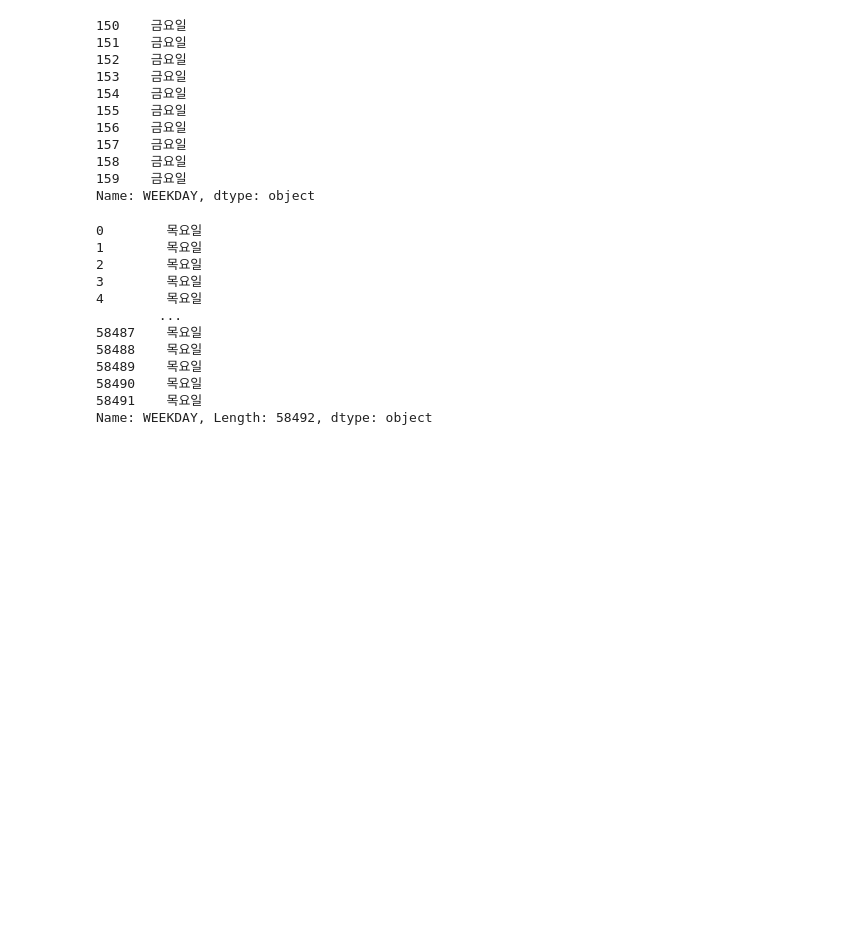
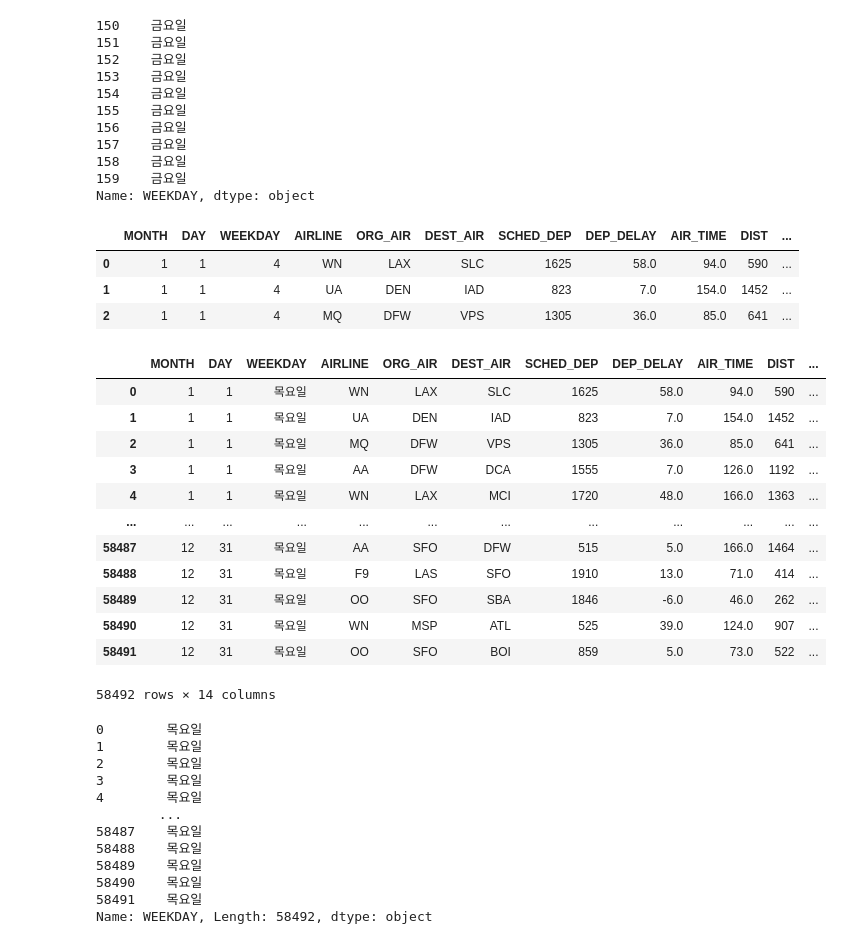
Before and after one commit to byunsungil/SKN13_sung_il, a Jupyter notebook: 06_pandas_시각화/03_Pandas_정렬_집계.ipynb, the cells around one changed output. Cells and saved outputs as stored; diff of their text form; code cells hidden in the pictures; blank space fills up the shorter version.

```diff
--- a/06_pandas_시각화/03_Pandas_정렬_집계.ipynb
+++ b/06_pandas_시각화/03_Pandas_정렬_집계.ipynb
@@ -1194,7 +1198,13 @@ Name: count, dtype: int64
 # %%
 # 일괄처리 함수 (정수->요일 문자열로 변환)
 import numpy as np
-def convert_weekday(value):
+def convert_weekday(value:int)->str|None: # 힌트를 넣어줌
+    """ 숫자 요일을 받아서 문자열 요일로 반환
+        1: 월요일, 2: 화요일, 3: 수요일, 4: 목요일, 5: 금요일, 6: 토요일, 7: 일요일
+        value가 결측치일 경우 결측치 반환환
+    """
     if pd.isna(value):
         return np.nan
     return "월화수목금토일"[value-1]+"요일"
+
+convert_weekday(3)
@@ -1212,6 +1224,33 @@ df['WEEKDAY'].apply(convert_weekday)[150:160]
 158    금요일
 159    금요일
 Name: WEEKDAY, dtype: object
+# %%
+df2 = df.copy()
+df2['WEEKDAY'].apply(convert_weekday)
+df2.head(3)
+# %% [output]
+|  | MONTH | DAY | WEEKDAY | AIRLINE | ORG_AIR | DEST_AIR | SCHED_DEP | DEP_DELAY | AIR_TIME | DIST | ... |
+| 0 | 1 | 1 | 4 | WN | LAX | SLC | 1625 | 58.0 | 94.0 | 590 | ... |
+| 1 | 1 | 1 | 4 | UA | DEN | IAD | 823 | 7.0 | 154.0 | 1452 | ... |
+| 2 | 1 | 1 | 4 | MQ | DFW | VPS | 1305 | 36.0 | 85.0 | 641 | ... |
+# %%
+df2['WEEKDAY'] = df2['WEEKDAY'].apply(convert_weekday)
+# %%
+df2
+# %% [output]
+|  | MONTH | DAY | WEEKDAY | AIRLINE | ORG_AIR | DEST_AIR | SCHED_DEP | DEP_DELAY | AIR_TIME | DIST | ... |
+| 0 | 1 | 1 | 목요일 | WN | LAX | SLC | 1625 | 58.0 | 94.0 | 590 | ... |
+| 1 | 1 | 1 | 목요일 | UA | DEN | IAD | 823 | 7.0 | 154.0 | 1452 | ... |
+| 2 | 1 | 1 | 목요일 | MQ | DFW | VPS | 1305 | 36.0 | 85.0 | 641 | ... |
+| 3 | 1 | 1 | 목요일 | AA | DFW | DCA | 1555 | 7.0 | 126.0 | 1192 | ... |
+| 4 | 1 | 1 | 목요일 | WN | LAX | MCI | 1720 | 48.0 | 166.0 | 1363 | ... |
+| ... | ... | ... | ... | ... | ... | ... | ... | ... | ... | ... | ... |
+| 58487 | 12 | 31 | 목요일 | AA | SFO | DFW | 515 | 5.0 | 166.0 | 1464 | ... |
+| 58488 | 12 | 31 | 목요일 | F9 | LAS | SFO | 1910 | 13.0 | 71.0 | 414 | ... |
+| 58489 | 12 | 31 | 목요일 | OO | SFO | SBA | 1846 | -6.0 | 46.0 | 262 | ... |
+| 58490 | 12 | 31 | 목요일 | WN | MSP | ATL | 525 | 39.0 | 124.0 | 907 | ... |
+| 58491 | 12 | 31 | 목요일 | OO | SFO | BOI | 859 | 5.0 | 73.0 | 522 | ... |
+58492 rows × 14 columns
 # %%
 df['WEEKDAY'].apply(lambda x : "월화수목금토일"[x-1]+"요일")
 # %% [output]
```
Also changed, not shown: parts of 4 cells of this notebook, 2 other files.
